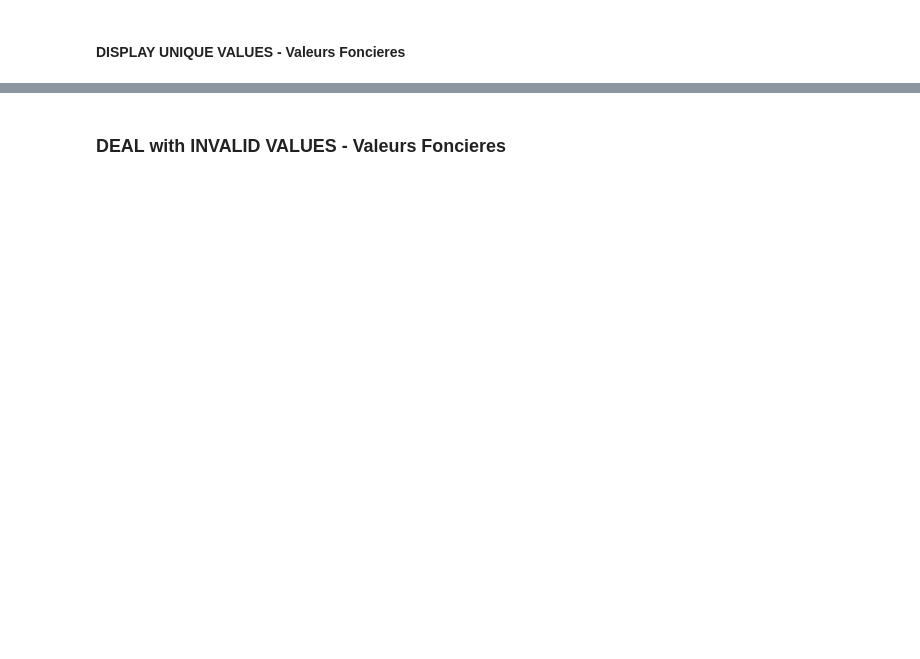
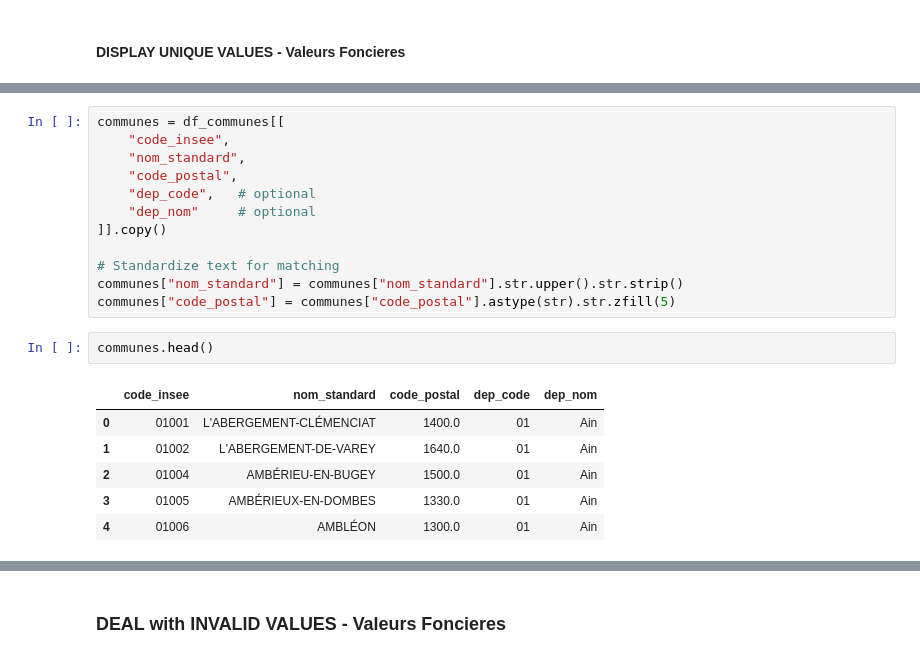
Before and after one commit to samia-boubaya/rncp-project, a Jupyter notebook: notebooks/ValeursFoncieres_cleaning.ipynb, the cells around one changed output, grey strips where cells are left out. Cells and saved outputs as stored; diff of their text form; blank space fills up the shorter version.

```diff
--- a/notebooks/ValeursFoncieres_cleaning.ipynb
+++ b/notebooks/ValeursFoncieres_cleaning.ipynb
@@ -528,0 +683,21 @@ df_communes.head()
+# %%
+communes = df_communes[[
+    "code_insee",
+    "nom_standard",
+    "code_postal",
+    "dep_code",   # optional
+    "dep_nom"     # optional
+]].copy()
+
+# Standardize text for matching
+communes["nom_standard"] = communes["nom_standard"].str.upper().str.strip()
+communes["code_postal"] = communes["code_postal"].astype(str).str.zfill(5)
+# %%
+communes.head()
+# %% [output]
+|  | code_insee | nom_standard | code_postal | dep_code | dep_nom |
+| 0 | 01001 | L'ABERGEMENT-CLÉMENCIAT | 1400.0 | 01 | Ain |
+| 1 | 01002 | L'ABERGEMENT-DE-VAREY | 1640.0 | 01 | Ain |
+| 2 | 01004 | AMBÉRIEU-EN-BUGEY | 1500.0 | 01 | Ain |
+| 3 | 01005 | AMBÉRIEUX-EN-DOMBES | 1330.0 | 01 | Ain |
+| 4 | 01006 | AMBLÉON | 1300.0 | 01 | Ain |
```
Also changed, not shown: parts of 24 cells of this notebook.
